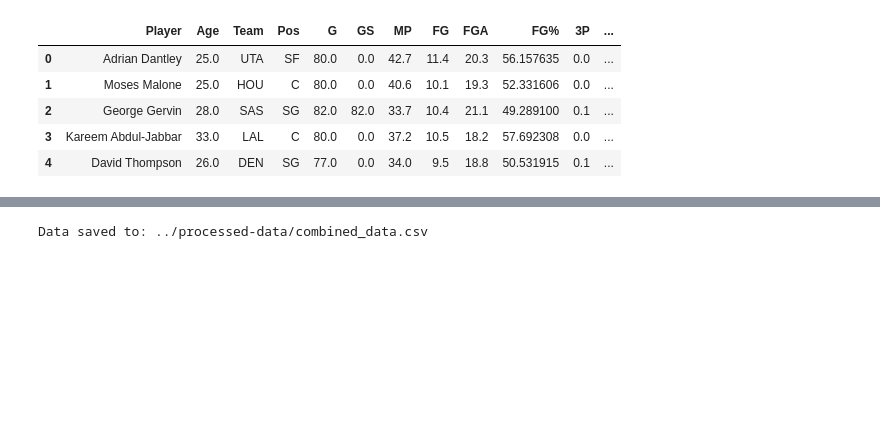
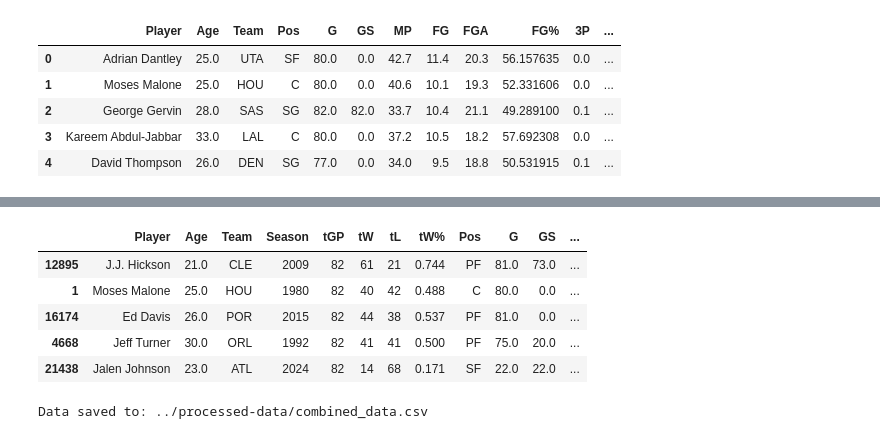
Before and after one commit to Alexon-Abreu/NBA-Data-Mining-Project, a Jupyter notebook: notebooks/smoy_data_preparation.ipynb, the cells around one changed output, grey strips where cells are left out. Cells and saved outputs as stored; diff of their text form; code cells hidden in the pictures; blank space fills up the shorter version.

```diff
--- a/notebooks/smoy_data_preparation.ipynb
+++ b/notebooks/smoy_data_preparation.ipynb
@@ -266,3 +376,14 @@ team_win_data_df
+# %%
+# Reorder columns before saving
+merged_data = merged_data[['Player', 'Age', 'Team', 'Season', 'tGP', 'tW', 'tL', 'tW%', 'Pos', 'G', 'GS', 'MP', 'FG', 'FGA', 'FG%', '3P', '3PA', '3P%', '2P', '2PA', '2P%', 'eFG%', 'FT', 'FTA', 'FT%', 'TS%', 'EFF', 'ORB', 'DRB', 'TRB', 'AST', 'STL', 'BLK', 'TOV', 'PF', 'PTS', 'Awards']]
+merged_data.sample(5)
+# %% [output]
+|  | Player | Age | Team | Season | tGP | tW | tL | tW% | Pos | G | GS | ... |
+| 12895 | J.J. Hickson | 21.0 | CLE | 2009 | 82 | 61 | 21 | 0.744 | PF | 81.0 | 73.0 | ... |
+| 1 | Moses Malone | 25.0 | HOU | 1980 | 82 | 40 | 42 | 0.488 | C | 80.0 | 0.0 | ... |
+| 16174 | Ed Davis | 26.0 | POR | 2015 | 82 | 44 | 38 | 0.537 | PF | 81.0 | 0.0 | ... |
+| 4668 | Jeff Turner | 30.0 | ORL | 1992 | 82 | 41 | 41 | 0.500 | PF | 75.0 | 20.0 | ... |
+| 21438 | Jalen Johnson | 23.0 | ATL | 2024 | 82 | 14 | 68 | 0.171 | SF | 22.0 | 22.0 | ... |
 # %%
 # Code block for writing/saving processed data
 
```
Also changed, not shown: parts of 10 cells of this notebook, 5 other files.
